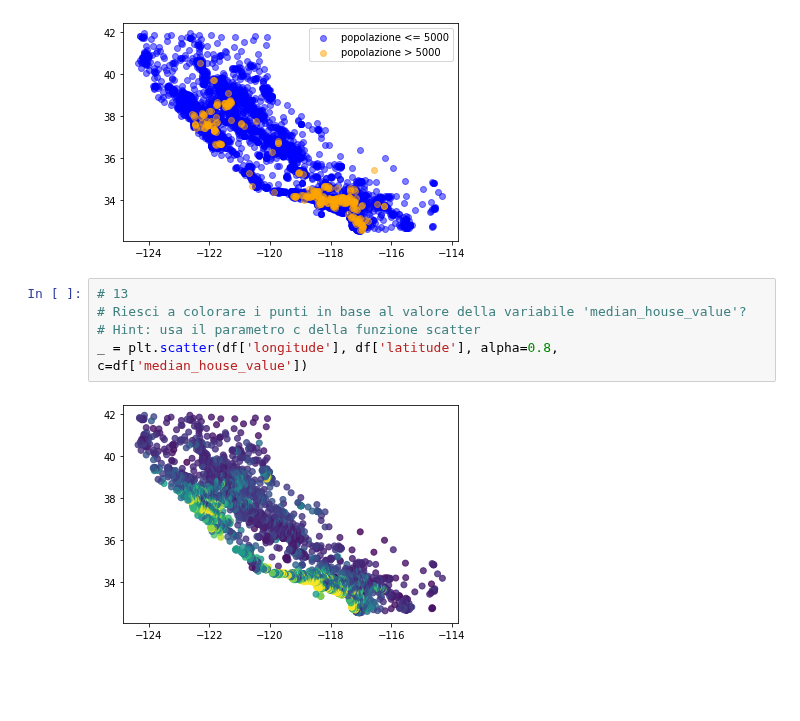
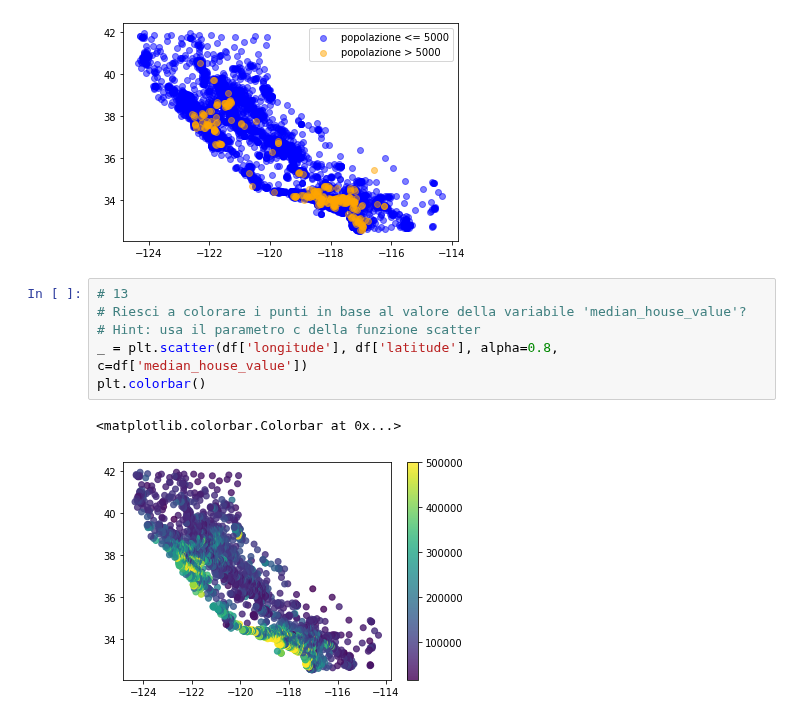
Before and after one commit to DavideScassola/data_analysis_laboratory, a Jupyter notebook: notebooks/sol1.ipynb, the cells around one changed output. Cells and saved outputs as stored; diff of their text form; blank space fills up the shorter version.

```diff
--- a/notebooks/sol1.ipynb
+++ b/notebooks/sol1.ipynb
@@ -156,7 +156,9 @@ _ = plt.legend()
 # %%
 # 13
 # Riesci a colorare i punti in base al valore della variabile 'median_house_value'?
 # Hint: usa il parametro c della funzione scatter
 _ = plt.scatter(df['longitude'], df['latitude'], alpha=0.8, c=df['median_house_value'])
+plt.colorbar()
 # %% [output]
+<matplotlib.colorbar.Colorbar at 0x...>
-[figure, old version]
+[figure, new version]
```
Also changed, not shown: parts of 1 cell of this notebook, 1 other file.
